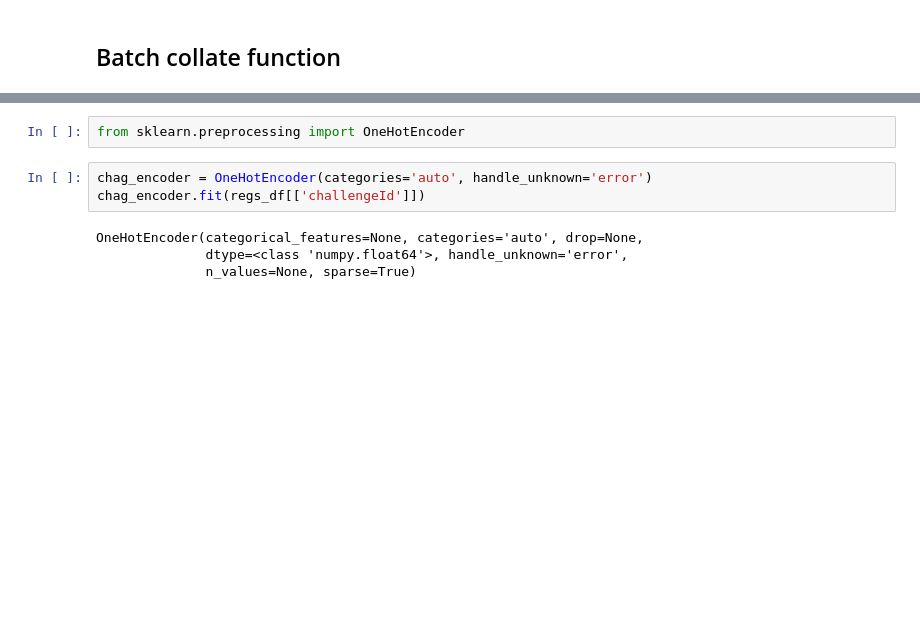
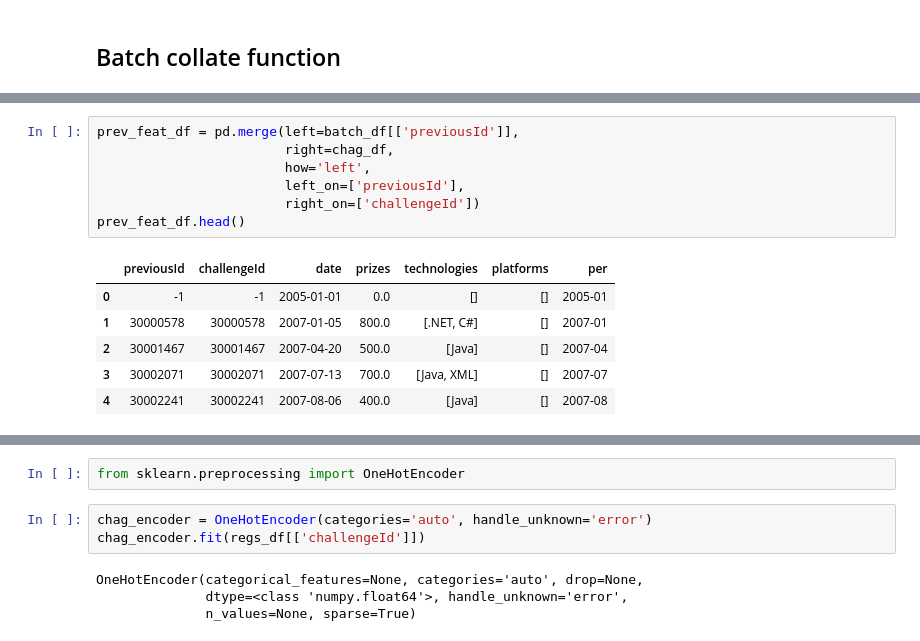
Before and after one commit to noaRricky/seq-rmd-crowdsourcing, a Jupyter notebook: notebooks/sequence_ds/sq_topcoder.ipynb, the cells around one changed output, grey strips where cells are left out. Drawn from its saved outputs; the diff is of its cells as text; blank space fills up the shorter version.

```diff
--- a/notebooks/sequence_ds/sq_topcoder.ipynb
+++ b/notebooks/sequence_ds/sq_topcoder.ipynb
@@ -325,0 +314,14 @@ chag_df.head()
+# %%
+prev_feat_df = pd.merge(left=batch_df[['previousId']],
+                        right=chag_df,
+                        how='left',
+                        left_on=['previousId'],
+                        right_on=['challengeId'])
+prev_feat_df.head()
+# %% [output]
+|  | previousId | challengeId | date | prizes | technologies | platforms | per |
+| 0 | -1 | -1 | 2005-01-01 | 0.0 | [] | [] | 2005-01 |
+| 1 | 30000578 | 30000578 | 2007-01-05 | 800.0 | [.NET, C#] | [] | 2007-01 |
+| 2 | 30001467 | 30001467 | 2007-04-20 | 500.0 | [Java] | [] | 2007-04 |
+| 3 | 30002071 | 30002071 | 2007-07-13 | 700.0 | [Java, XML] | [] | 2007-07 |
+| 4 | 30002241 | 30002241 | 2007-08-06 | 400.0 | [Java] | [] | 2007-08 |
```
Also changed, not shown: parts of 41 cells of this notebook, 4 other files.
